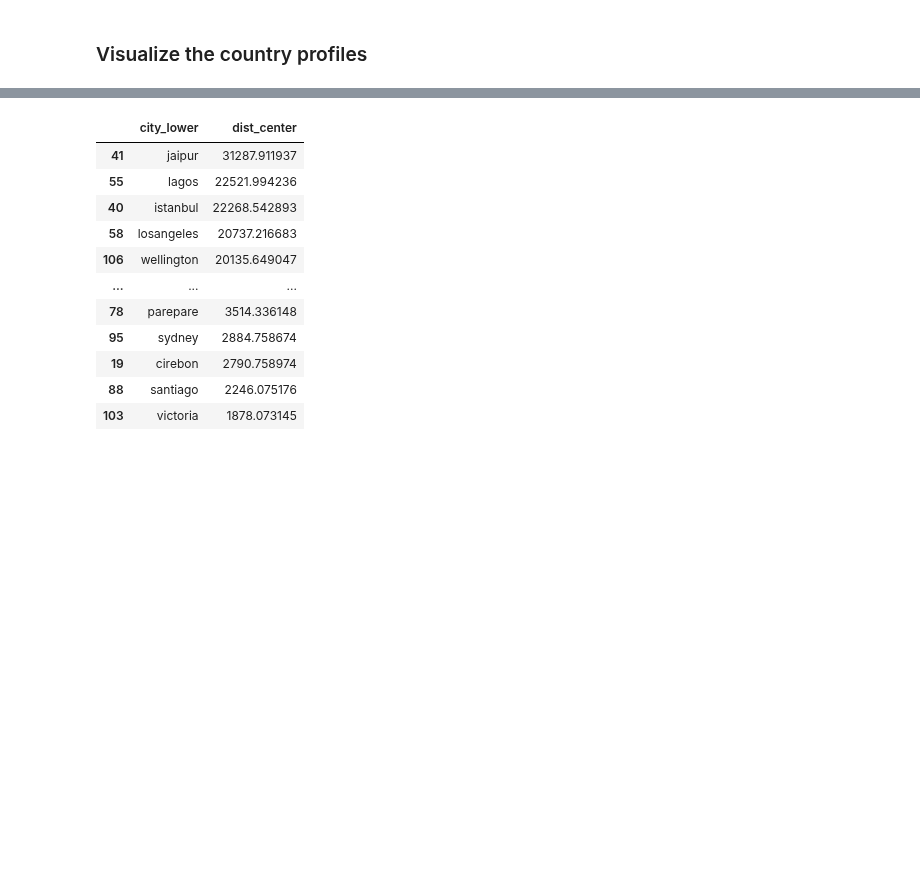
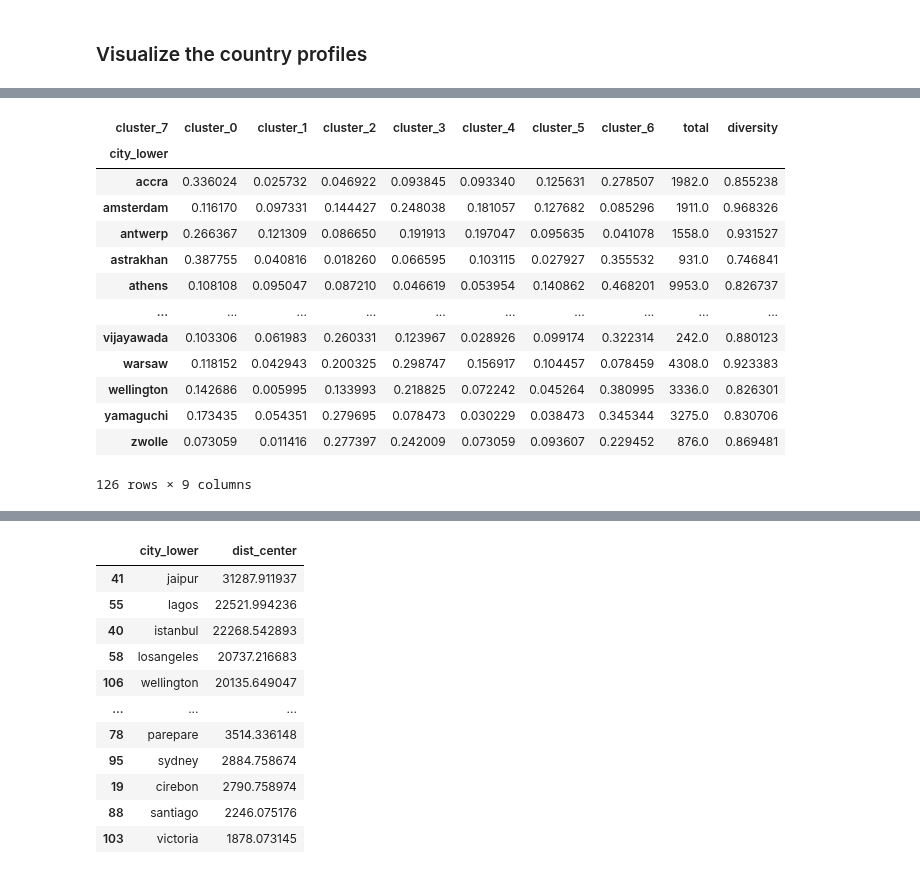
Before and after one commit to brookefzy/uvi-time-machine, a Jupyter notebook: _script/d-experiment/09_merge_all.ipynb, the cells around one changed output, grey strips where cells are left out. Saved outputs shown, nothing was run; the diff lists cells and outputs as text; code cells hidden in the pictures; blank space fills up the shorter version.

Commit message:
update merge data script

```diff
--- a/_script/d-experiment/09_merge_all.ipynb
+++ b/_script/d-experiment/09_merge_all.ipynb
@@ -305,3 +350,39 @@ Exported 7 clusters for
+# %%
+cluster_df = pd.read_csv(os.path.join(
+        DATA_EXPORT,
+f"allcity{prefix}_cluster={N}_res={RES}.csv")
+                        )
+cluster_df['city_lower'] = cluster_df['city_lower'].apply(lambda x: x.lower().replace(" ", "").split(",")[0])
+# cluster_df.head()
+
+cluster_df_summary = cluster_df.groupby(['city_lower',f'cluster_{N}']).size().reset_index(name='count')\
+.pivot(index='city_lower', columns=f'cluster_{N}', values='count').fillna(0)
+# convert to wide format
+cluster_df_summary['total'] = cluster_df_summary.sum(axis=1)
+for c in cluster_df_summary.columns[:-1]:
+    cluster_df_summary[c] = cluster_df_summary[c]/cluster_df_summary['total']
+    cluster_df_summary.rename(columns={c: f"cluster_{c}"}, inplace=True)
+
+entropy_variables = ['cluster_'+str(i) for i in range(N)]
+cluster_df_summary['diversity'] = \
+cluster_df_summary[entropy_variables].apply(lambda x: entropy(x)/np.log(N), axis = 1)
+# %%
+cluster_df_summary
+# %% [output]
+| cluster_7 | cluster_0 | cluster_1 | cluster_2 | cluster_3 | cluster_4 | cluster_5 | cluster_6 | total | diversity |
+| city_lower |  |  |  |  |  |  |  |  |  |
+| accra | 0.336024 | 0.025732 | 0.046922 | 0.093845 | 0.093340 | 0.125631 | 0.278507 | 1982.0 | 0.855238 |
+| amsterdam | 0.116170 | 0.097331 | 0.144427 | 0.248038 | 0.181057 | 0.127682 | 0.085296 | 1911.0 | 0.968326 |
+| antwerp | 0.266367 | 0.121309 | 0.086650 | 0.191913 | 0.197047 | 0.095635 | 0.041078 | 1558.0 | 0.931527 |
+| astrakhan | 0.387755 | 0.040816 | 0.018260 | 0.066595 | 0.103115 | 0.027927 | 0.355532 | 931.0 | 0.746841 |
+| athens | 0.108108 | 0.095047 | 0.087210 | 0.046619 | 0.053954 | 0.140862 | 0.468201 | 9953.0 | 0.826737 |
+| ... | ... | ... | ... | ... | ... | ... | ... | ... | ... |
+| vijayawada | 0.103306 | 0.061983 | 0.260331 | 0.123967 | 0.028926 | 0.099174 | 0.322314 | 242.0 | 0.880123 |
+| warsaw | 0.118152 | 0.042943 | 0.200325 | 0.298747 | 0.156917 | 0.104457 | 0.078459 | 4308.0 | 0.923383 |
+| wellington | 0.142686 | 0.005995 | 0.133993 | 0.218825 | 0.072242 | 0.045264 | 0.380995 | 3336.0 | 0.826301 |
+| yamaguchi | 0.173435 | 0.054351 | 0.279695 | 0.078473 | 0.030229 | 0.038473 | 0.345344 | 3275.0 | 0.830706 |
+| zwolle | 0.073059 | 0.011416 | 0.277397 | 0.242009 | 0.073059 | 0.093607 | 0.229452 | 876.0 | 0.869481 |
+126 rows × 9 columns
 # %%
 # N = 7
 # get_export_for_analysis(N)
```
Also changed, not shown: parts of 19 cells of this notebook.
